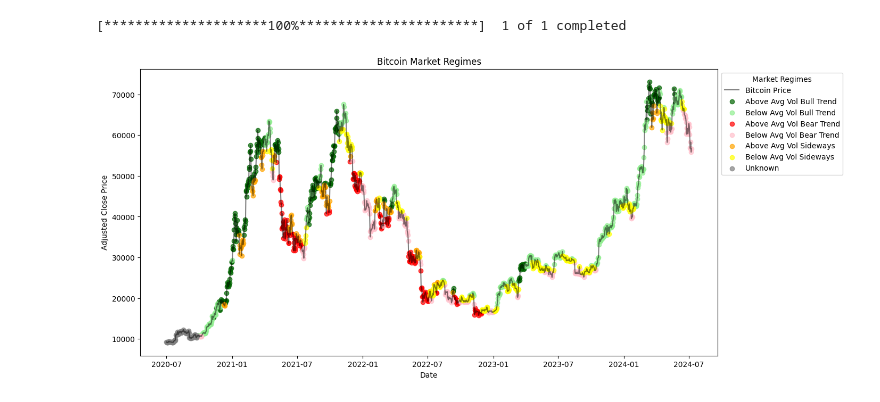
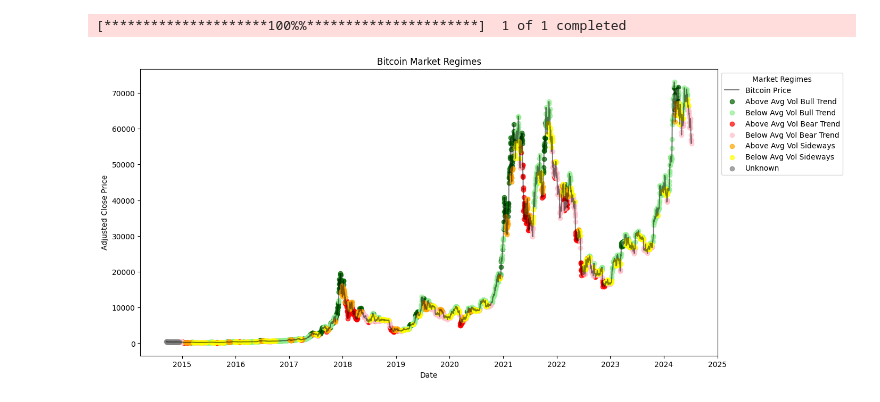
Before and after one commit to eervin123/feature-engineering, a Jupyter notebook: backtest-notebooks/regimes 2 - vol above or below avg.ipynb, the cells around one changed output. Saved outputs shown, nothing was run; the diff lists cells and outputs as text; code cells hidden in the pictures.

```diff
--- a/backtest-notebooks/regimes 2 - vol above or below avg.ipynb
+++ b/backtest-notebooks/regimes 2 - vol above or below avg.ipynb
@@ -5,7 +5,7 @@ import matplotlib.pyplot as plt
 import yfinance as yf
 
 # Fetch historical data for Bitcoin
-btc_data = yf.download('BTC-USD', start='2020-07-01', end='2024-07-09')
+btc_data = yf.download('BTC-USD', end='2024-07-09')
 
 # Calculate daily returns
 btc_data['Return'] = btc_data['Adj Close'].pct_change()
@@ -66,35 +66,35 @@ choices = [
     'Below Avg Vol Sideways',
     'Above Avg Vol Sideways',
     'Below Avg Vol Sideways'
 ]
 
 btc_data['Market Regime'] = np.select(conditions, choices, default='Unknown')
 
 # Define colors for each regime
 regime_colors = {
     'Above Avg Vol Bull Trend': 'darkgreen',
     'Below Avg Vol Bull Trend': 'lightgreen',
     'Above Avg Vol Bear Trend': 'red',
     'Below Avg Vol Bear Trend': 'pink',
     'Above Avg Vol Sideways': 'orange',
     'Below Avg Vol Sideways': 'yellow',
     'Unknown': 'gray'
 }
 
 # Plot the market regimes
 plt.figure(figsize=(14, 7))
 plt.plot(btc_data['Adj Close'], color='black', alpha=0.5)
 for regime in regime_colors.keys():
     subset = btc_data[btc_data['Market Regime'] == regime]
     plt.scatter(subset.index, subset['Adj Close'], label=regime, color=regime_colors[regime], alpha=0.7)
 plt.legend(['Bitcoin Price'] + list(regime_colors.keys()), loc='upper left', bbox_to_anchor=(1, 1), title='Market Regimes')
 plt.title('Bitcoin Market Regimes')
 plt.xlabel('Date')
 plt.ylabel('Adjusted Close Price')
 plt.show()
 # %% [output]
-[*********************100%***********************]  1 of 1 completed
+[*********************100%%**********************]  1 of 1 completed
-[figure, old version]
+[figure, new version]
 # %%
 # Filter for the last four years
 last_four_years = btc_data[btc_data.index >= (btc_data.index[-1] - pd.DateOffset(years=4))][['Market Regime']]
```
Also changed, not shown: 1 other file.
